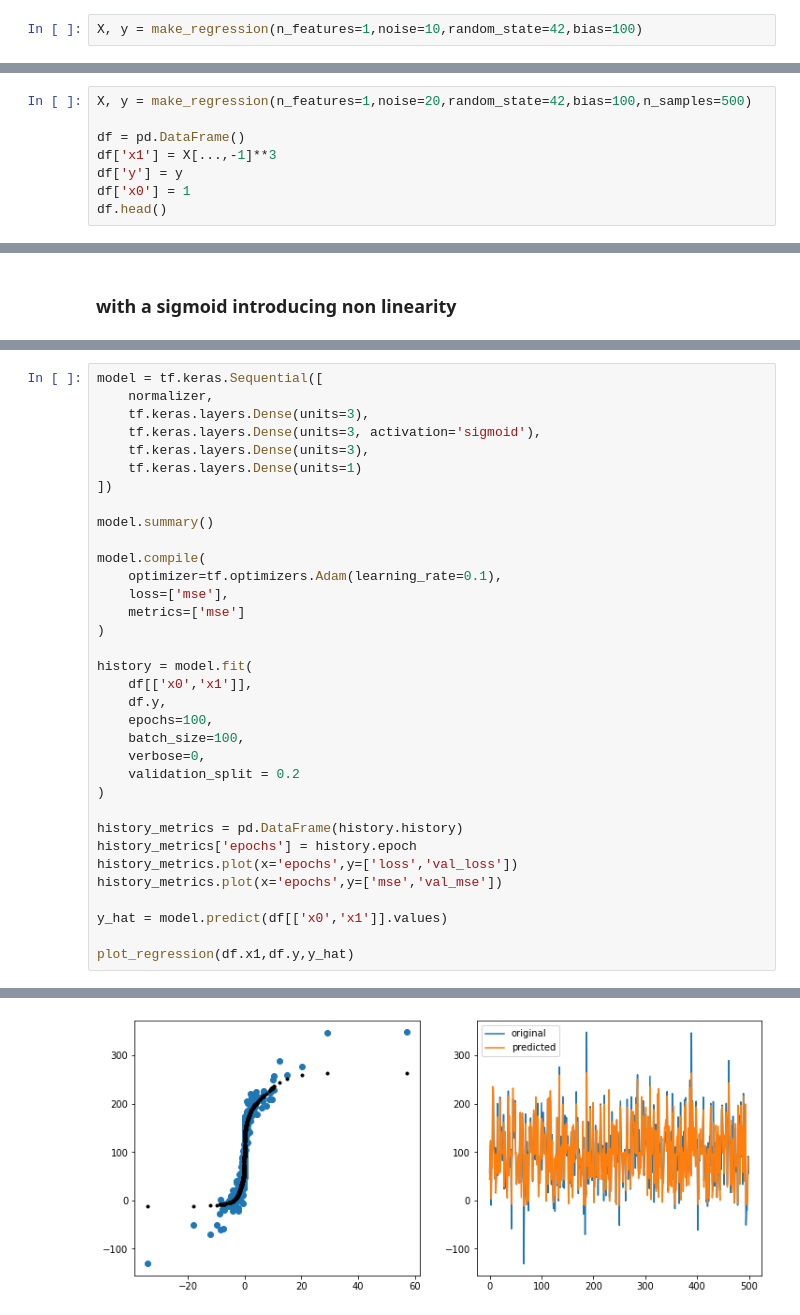
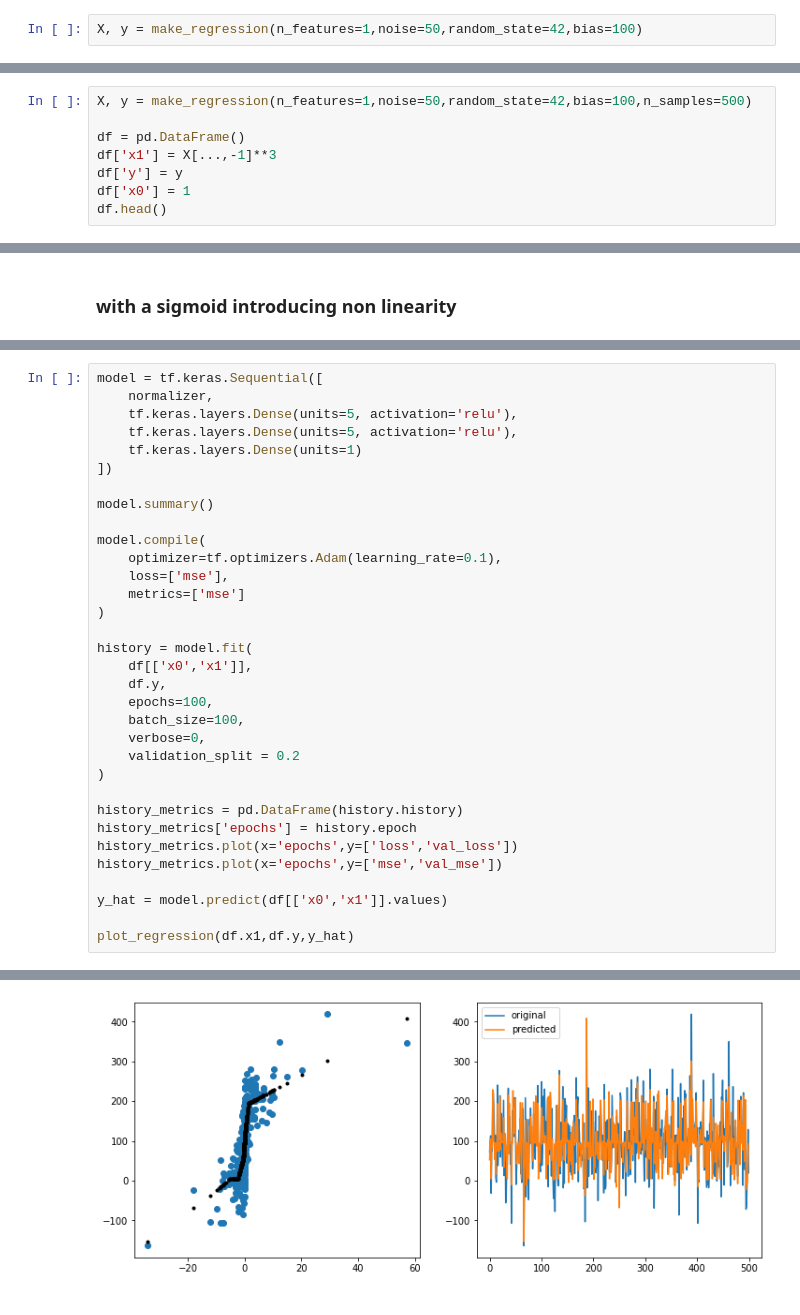
Before and after one commit to NishantBaheti/DeepLearningGuideBook, a Jupyter notebook: notebooks/regression_understanding.ipynb, the cells around one changed output, grey strips where cells are left out. Saved outputs shown, nothing was run; the diff lists cells and outputs as text.

```diff
--- a/notebooks/regression_understanding.ipynb
+++ b/notebooks/regression_understanding.ipynb
@@ -8,7 +8,7 @@ from sklearn.datasets import make_regression
 import seaborn as sns
 from mpl_toolkits import mplot3d
 # %%
-X, y = make_regression(n_features=1,noise=10,random_state=42,bias=100)
+X, y = make_regression(n_features=1,noise=50,random_state=42,bias=100)
 # %%
 df = pd.DataFrame(np.hstack((X,y.reshape(-1,1))),columns=['x1','y'])
 # %%
@@ -338,7 +338,7 @@ more curves/ non-linear pattern matching, with increasing sigmoid layers.
 # %% [markdown]
 ## lets try with a little bit complex pattern
 # %%
-X, y = make_regression(n_features=1,noise=20,random_state=42,bias=100,n_samples=500)
+X, y = make_regression(n_features=1,noise=50,random_state=42,bias=100,n_samples=500)
 
 df = pd.DataFrame()
 df['x1'] = X[...,-1]**3
@@ -479,9 +538,8 @@ _________________________________________________________________
 # %%
 model = tf.keras.Sequential([
     normalizer,
-    tf.keras.layers.Dense(units=3),
-    tf.keras.layers.Dense(units=3, activation='sigmoid'),
-    tf.keras.layers.Dense(units=3),
+    tf.keras.layers.Dense(units=5, activation='relu'),
+    tf.keras.layers.Dense(units=5, activation='relu'),
     tf.keras.layers.Dense(units=1)
 ])
 
@@ -536 +592 @@ _________________________________________________________________
-[figure, old version]
+[figure, new version]
```
Also changed, not shown: parts of 25 cells of this notebook.
